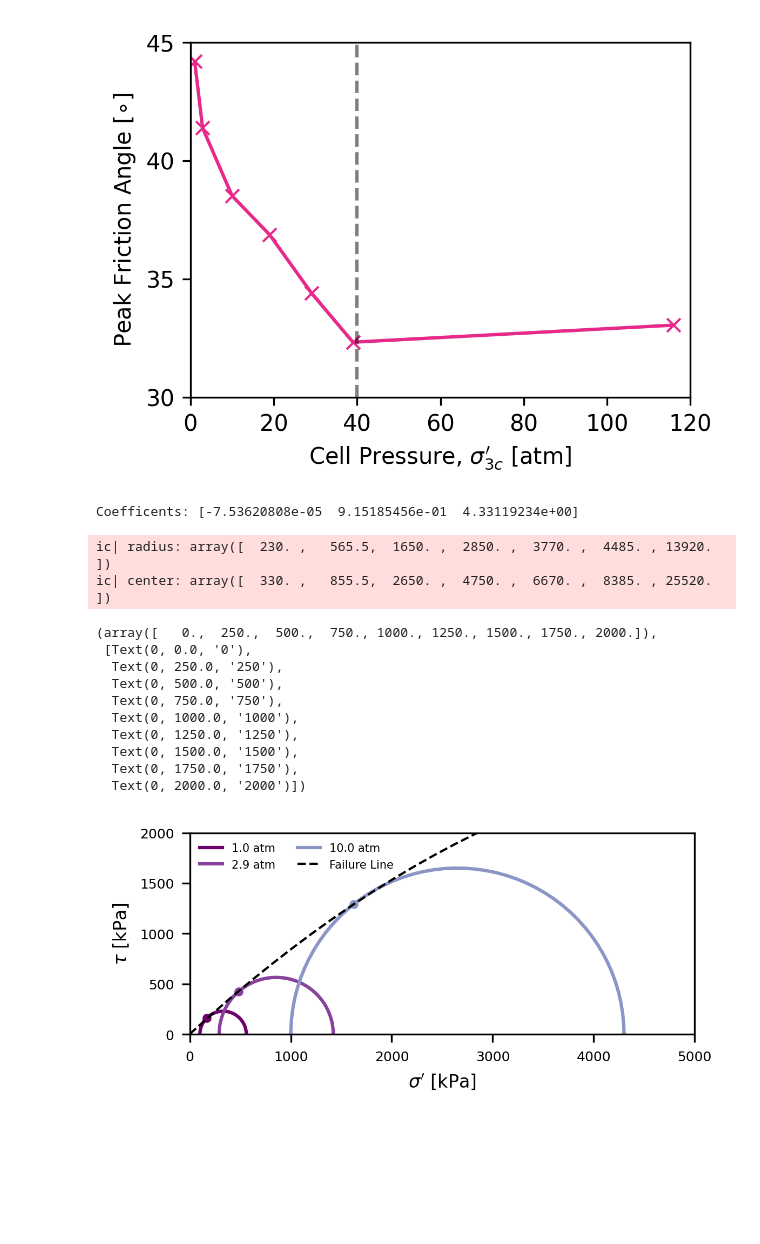
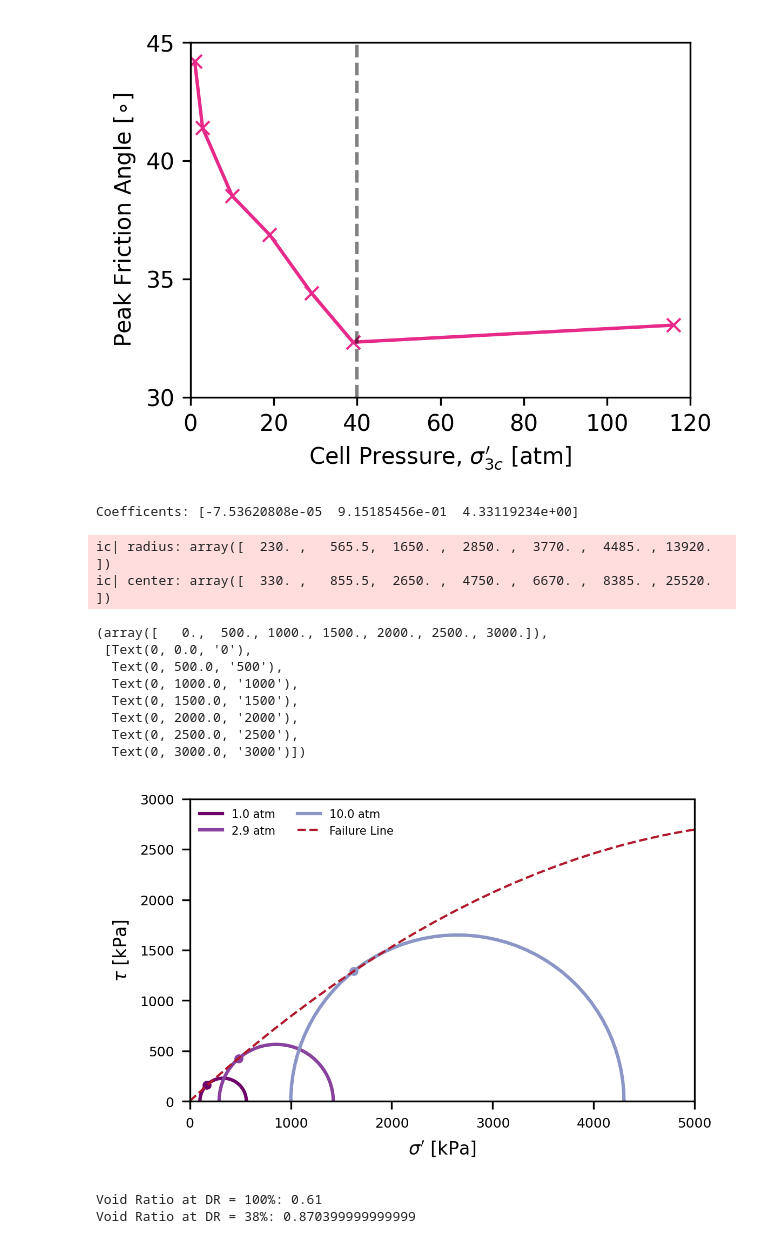
Before and after one commit to bKeungAuyeung/CE543-HW5, a Jupyter notebook: bAuyeung_HW5-code_CE543.ipynb, the cells around one changed output. Saved outputs shown, nothing was run; the diff lists cells and outputs as text; code cells hidden in the pictures; blank space fills up the shorter version.

```diff
--- a/bAuyeung_HW5-code_CE543.ipynb
+++ b/bAuyeung_HW5-code_CE543.ipynb
@@ -70,39 +70,52 @@ fit_line = np.polyfit([0, sigma_ff[0], sigma_ff[1], sigma_ff[2]], [0, tau_ff[0],
 # fit_line = np.polyfit(sigma_ff, tau_ff, 2) # use this for all points
 fir_coeff = np.poly1d(fit_line)
 print(f"Coefficents: {fit_line}")
 
 colors = ['#6e016b','#88419d', '#8c96c6', '#df65b0', '#e7298a', '#ce1256', '#91003f']
 
 fig, ax = plt.subplots(figsize=(4,4), tight_layout=True, dpi=300)
 for i in range(3): # change to 7 for all points
     ax.plot(mohr_sigma[i], mohr_tau[i], color = colors[i], linestyle = '-', label = f"{cell_pressure[i]/100} atm")
     ax.plot(sigma_ff[i], tau_ff[i], '.', color = colors[i])
 
-ax.plot(np.linspace(0, 20000, 100), fir_coeff(np.linspace(0, 20000, 100)), color = 'black', linestyle = '--', label = 'Failure Line', linewidth = 1)
+ax.plot(np.linspace(0, 20000, 100), fir_coeff(np.linspace(0, 20000, 100)), color = '#b2182b', linestyle = '--', label = 'Failure Line', linewidth = 1)
 ax.set_xlabel("$\\sigma'$ [kPa]", fontsize = 8)
 ax.set_ylabel('$\\tau$ [kPa]', fontsize = 8)
 ax.legend(frameon = False, fontsize = 5, ncol = 2, loc = 'upper left')
 ax.set_aspect('equal')
 # # use these for all points
 # ax.set_ylim(0, 20000)
 # ax.set_xlim(0, 40000)
 # use these for 3 points
-ax.set_ylim(0, 2000)
+ax.set_ylim(0, 3000)
 ax.set_xlim(0, 5000)
 plt.xticks(fontsize = 6)
 plt.yticks(fontsize = 6)
 # %% [output]
 Coefficents: [-7.53620808e-05  9.15185456e-01  4.33119234e+00]
 ic| radius: array([  230. ,   565.5,  1650. ,  2850. ,  3770. ,  4485. , 13920. ])
 ic| center: array([  330. ,   855.5,  2650. ,  4750. ,  6670. ,  8385. , 25520. ])
-(array([   0.,  250.,  500.,  750., 1000., 1250., 1500., 1750., 2000.]),
+(array([   0.,  500., 1000., 1500., 2000., 2500., 3000.]),
  [Text(0, 0.0, '0'),
-  Text(0, 250.0, '250'),
   Text(0, 500.0, '500'),
-  Text(0, 750.0, '750'),
   Text(0, 1000.0, '1000'),
-  Text(0, 1250.0, '1250'),
   Text(0, 1500.0, '1500'),
-  Text(0, 1750.0, '1750'),
-  Text(0, 2000.0, '2000')])
+  Text(0, 2000.0, '2000'),
+  Text(0, 2500.0, '2500'),
+  Text(0, 3000.0, '3000')])
-[figure, old version]
+[figure, new version]
+# %%
+e0 = Symbol('e0')
+e_max = 1.03
+e_min = 0.61
+
+e_100 = e_min
+e_38 = solve(((e_max - e0)/(e_max - e_min))-0.38, e0)[0]
+print(f"Void Ratio at DR = 100%: {e_100}")
+print(f"Void Ratio at DR = 38%: {e_38}")
+
+strain_vol_100 = np.array([])
+strain_vol_38 = np.array([])
+# %% [output]
+Void Ratio at DR = 100%: 0.61
+Void Ratio at DR = 38%: 0.870399999999999
```
Also changed, not shown: parts of 3 cells of this notebook.
